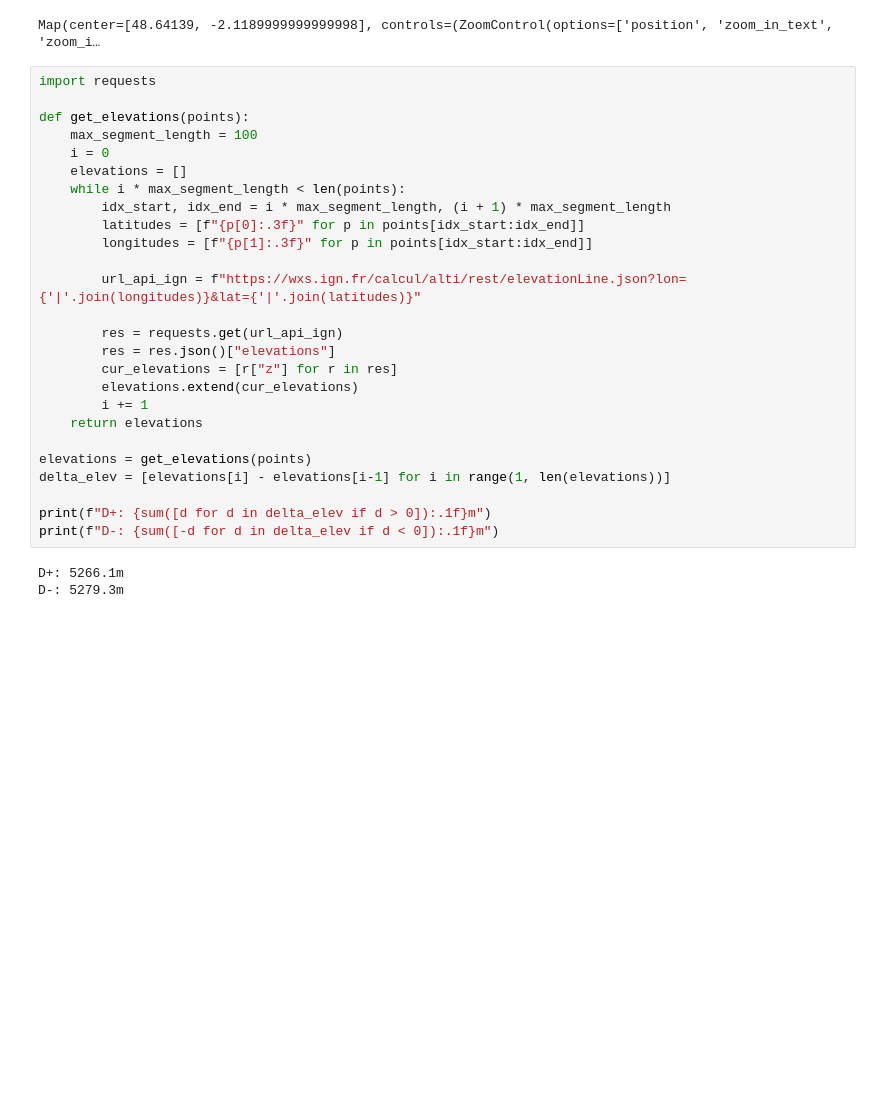
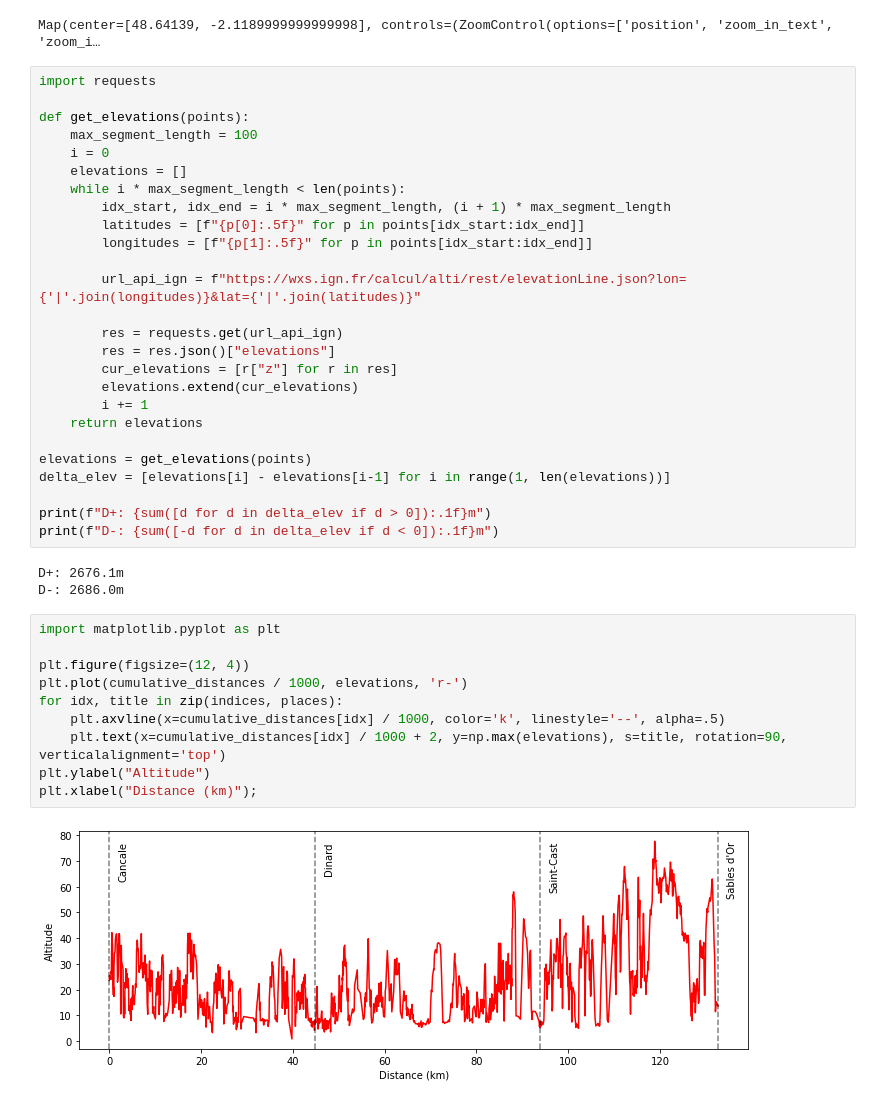
Before and after one commit to rtavenar/trail_off_gr34, a Jupyter notebook: traces.ipynb, the cells around one changed output. Saved outputs shown, nothing was run; the diff lists cells and outputs as text; blank space fills up the shorter version.

```diff
--- a/traces.ipynb
+++ b/traces.ipynb
@@ -58,8 +58,8 @@ def get_elevations(points):
     elevations = []
     while i * max_segment_length < len(points):
         idx_start, idx_end = i * max_segment_length, (i + 1) * max_segment_length
-        latitudes = [f"{p[0]:.3f}" for p in points[idx_start:idx_end]]
-        longitudes = [f"{p[1]:.3f}" for p in points[idx_start:idx_end]]
+        latitudes = [f"{p[0]:.5f}" for p in points[idx_start:idx_end]]
+        longitudes = [f"{p[1]:.5f}" for p in points[idx_start:idx_end]]
 
         url_api_ign = f"https://wxs.ign.fr/calcul/alti/rest/elevationLine.json?lon={'|'.join(longitudes)}&lat={'|'.join(latitudes)}"
 
@@ -76,5 +76,17 @@ delta_elev = [elevations[i] - elevations[i-1] for i in range(1, len(elevations))
 print(f"D+: {sum([d for d in delta_elev if d > 0]):.1f}m")
 print(f"D-: {sum([-d for d in delta_elev if d < 0]):.1f}m")
 # %% [output]
-D+: 5266.1m
-D-: 5279.3m
+D+: 2676.1m
+D-: 2686.0m
+# %%
+import matplotlib.pyplot as plt
+
+plt.figure(figsize=(12, 4))
+plt.plot(cumulative_distances / 1000, elevations, 'r-')
+for idx, title in zip(indices, places):
+    plt.axvline(x=cumulative_distances[idx] / 1000, color='k', linestyle='--', alpha=.5)
+    plt.text(x=cumulative_distances[idx] / 1000 + 2, y=np.max(elevations), s=title, rotation=90, verticalalignment='top')
+plt.ylabel("Altitude")
+plt.xlabel("Distance (km)");
+# %% [output]
+[figure, added]
```
Also changed, not shown: 2 other files.
